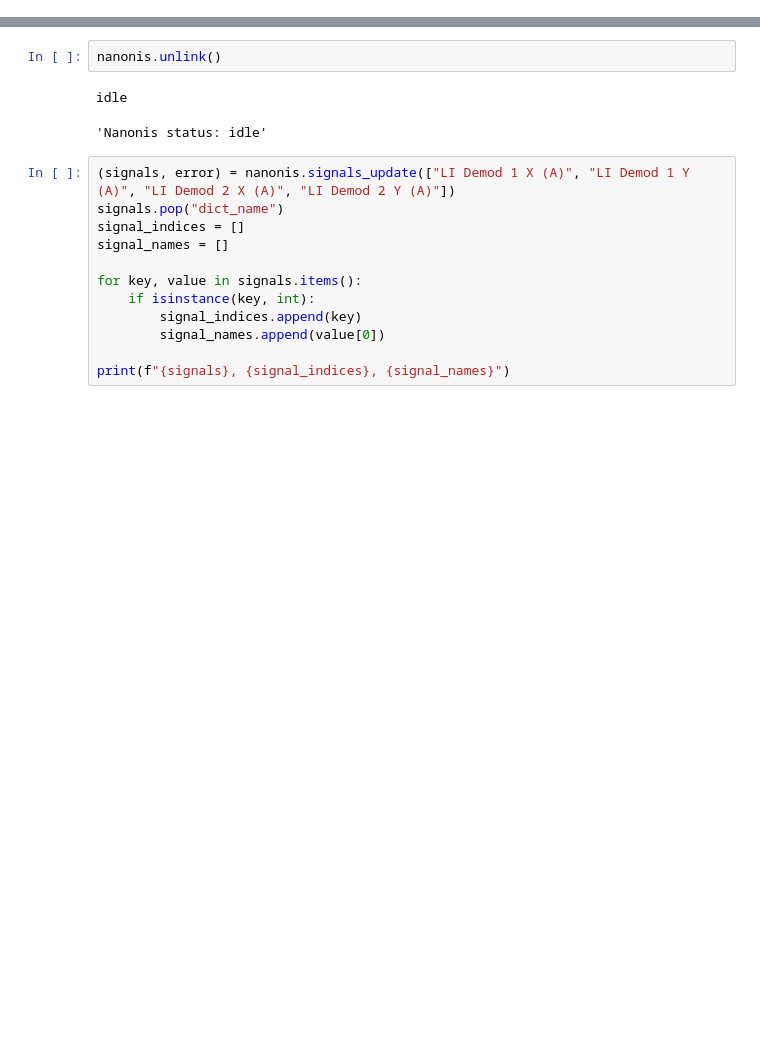
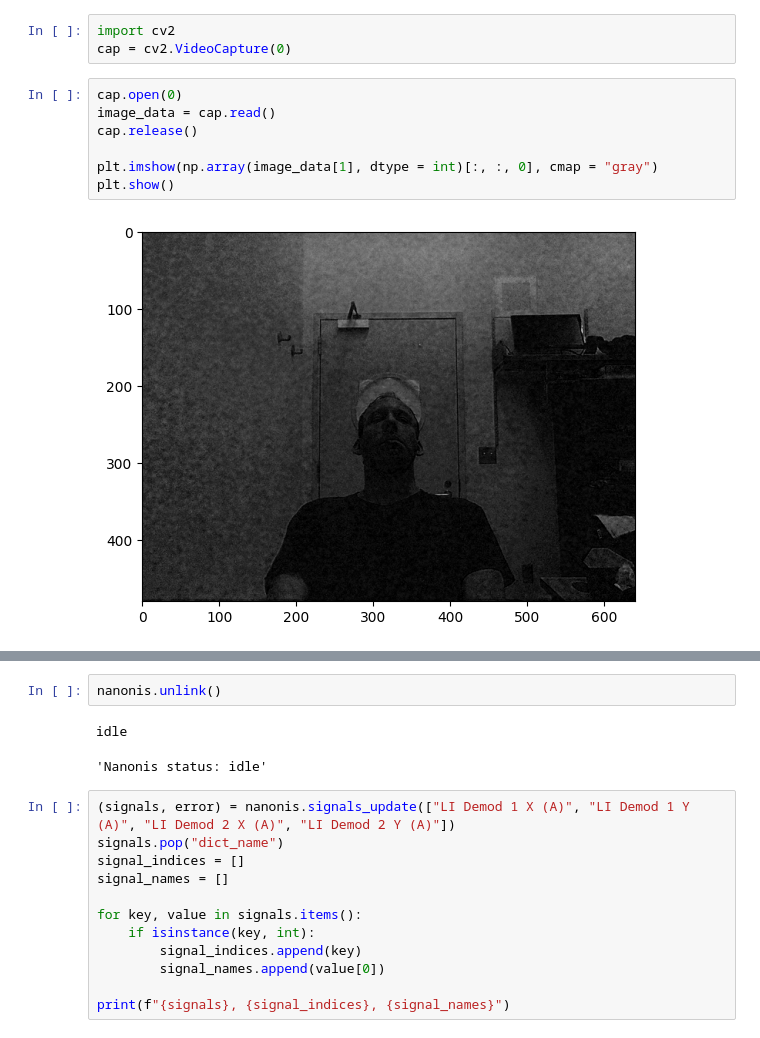
Before and after one commit to PeterJacobse/Scantelligent, a Jupyter notebook: Tests.ipynb, the cells around one changed output, grey strips where cells are left out. Drawn from its saved outputs; the diff is of its cells as text; blank space fills up the shorter version.

```diff
--- a/Tests.ipynb
+++ b/Tests.ipynb
@@ -18,3 +18,15 @@ nanonis.link()
 # %% [output]
 running
 'Nanonis status: running'
+# %%
+import cv2
+cap = cv2.VideoCapture(0)
+# %%
+cap.open(0)
+image_data = cap.read()
+cap.release()
+
+plt.imshow(np.array(image_data[1], dtype = int)[:, :, 0], cmap = "gray")
+plt.show()
+# %% [output]
+[figure, added]
```
Also changed, not shown: parts of 3 cells of this notebook, 9 other files.
